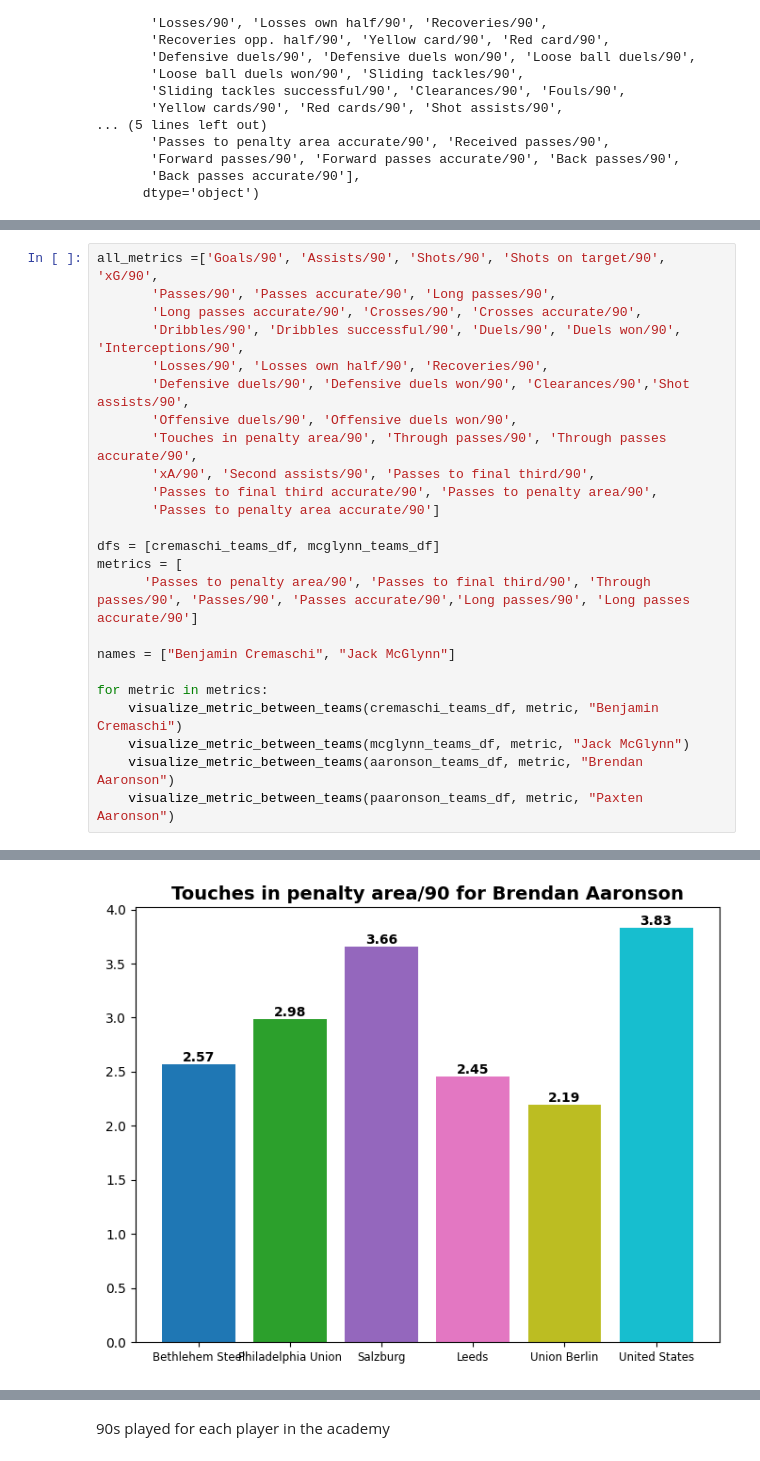
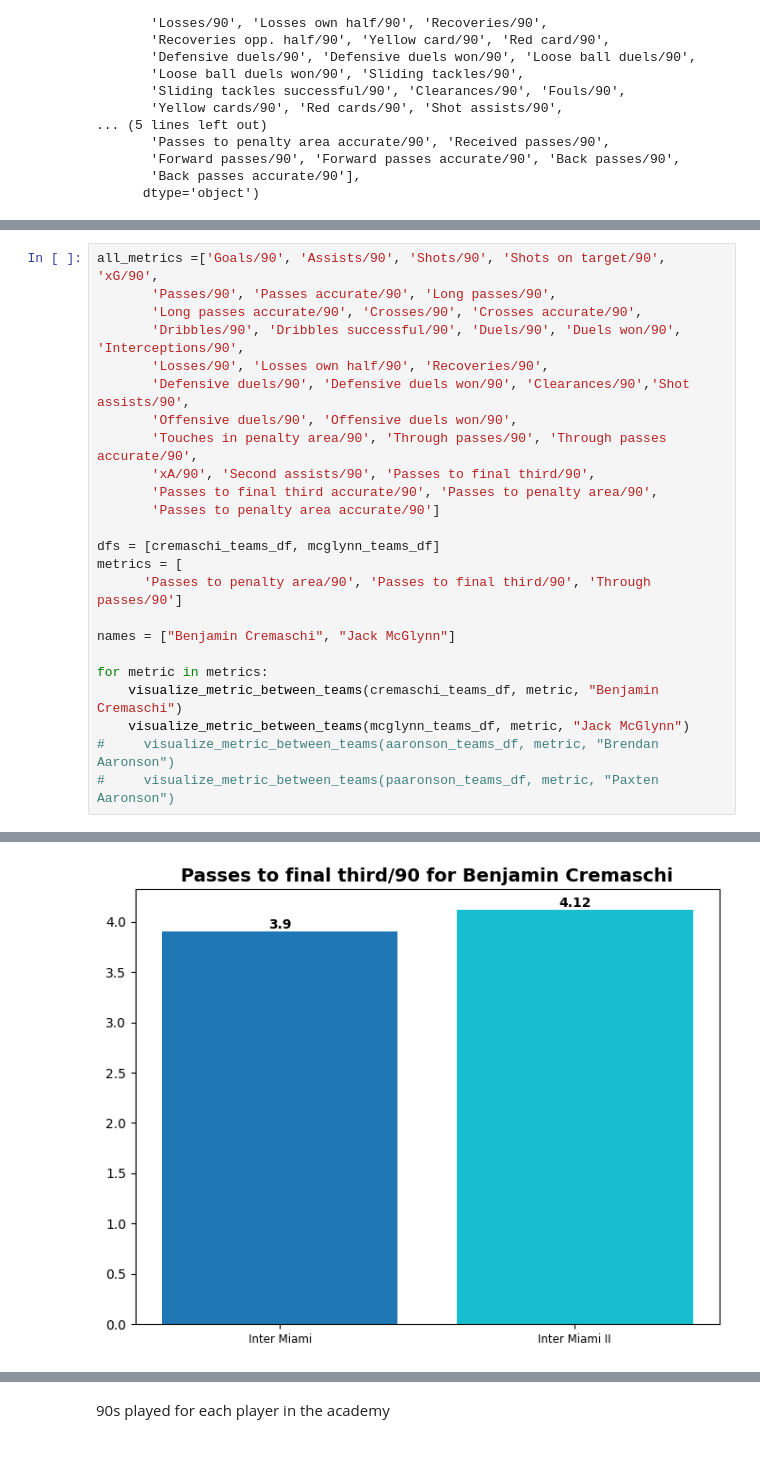
Before and after one commit to Tommy-Las/FootballAnalytics-FinalProject, a Jupyter notebook: player_stats.ipynb, the cells around one changed output, grey strips where cells are left out. Cells and saved outputs as stored; diff of their text form.

```diff
--- a/player_stats.ipynb
+++ b/player_stats.ipynb
@@ -818,13 +822,13 @@ all_metrics =['Goals/90', 'Assists/90', 'Shots/90', 'Shots on target/90', 'xG/90
 
 dfs = [cremaschi_teams_df, mcglynn_teams_df]
 metrics = [
-      'Passes to penalty area/90', 'Passes to final third/90', 'Through passes/90', 'Passes/90', 'Passes accurate/90','Long passes/90', 'Long passes accurate/90']
+      'Passes to penalty area/90', 'Passes to final third/90', 'Through passes/90']
 
 names = ["Benjamin Cremaschi", "Jack McGlynn"]
 
 for metric in metrics:
     visualize_metric_between_teams(cremaschi_teams_df, metric, "Benjamin Cremaschi")
     visualize_metric_between_teams(mcglynn_teams_df, metric, "Jack McGlynn")
-    visualize_metric_between_teams(aaronson_teams_df, metric, "Brendan Aaronson")
-    visualize_metric_between_teams(paaronson_teams_df, metric, "Paxten Aaronson")
+#     visualize_metric_between_teams(aaronson_teams_df, metric, "Brendan Aaronson")
+#     visualize_metric_between_teams(paaronson_teams_df, metric, "Paxten Aaronson")
 # %% [output]
@@ -833 +837 @@ for metric in metrics:
-[figure, old version]
+[figure, new version]
```
Also changed, not shown: parts of 5 cells of this notebook.
